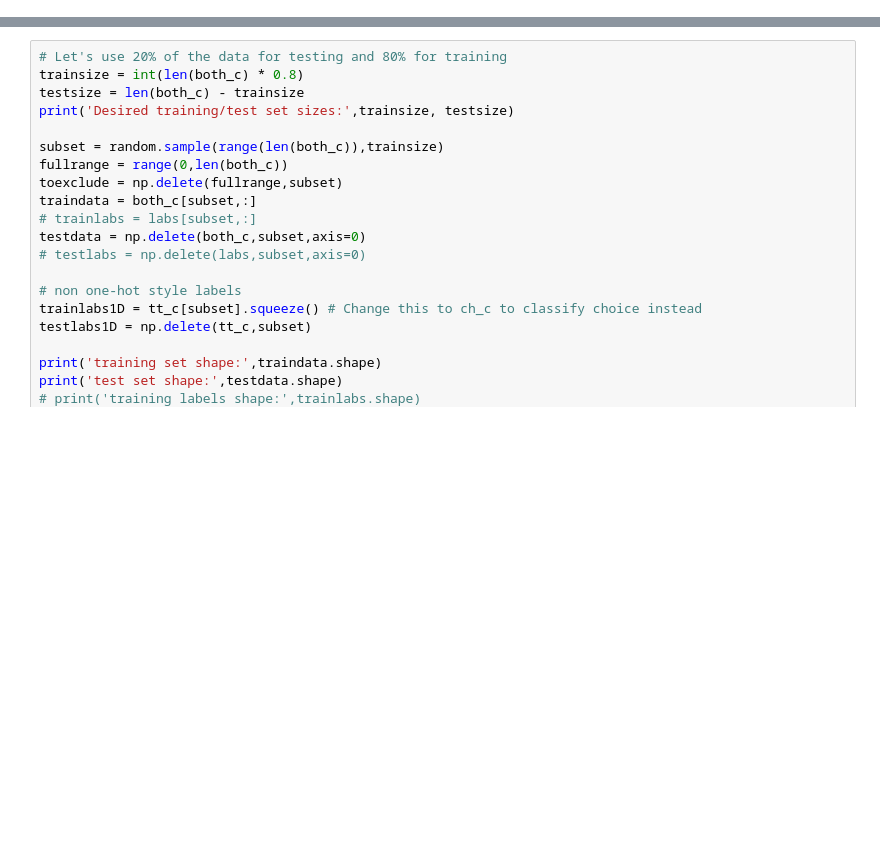
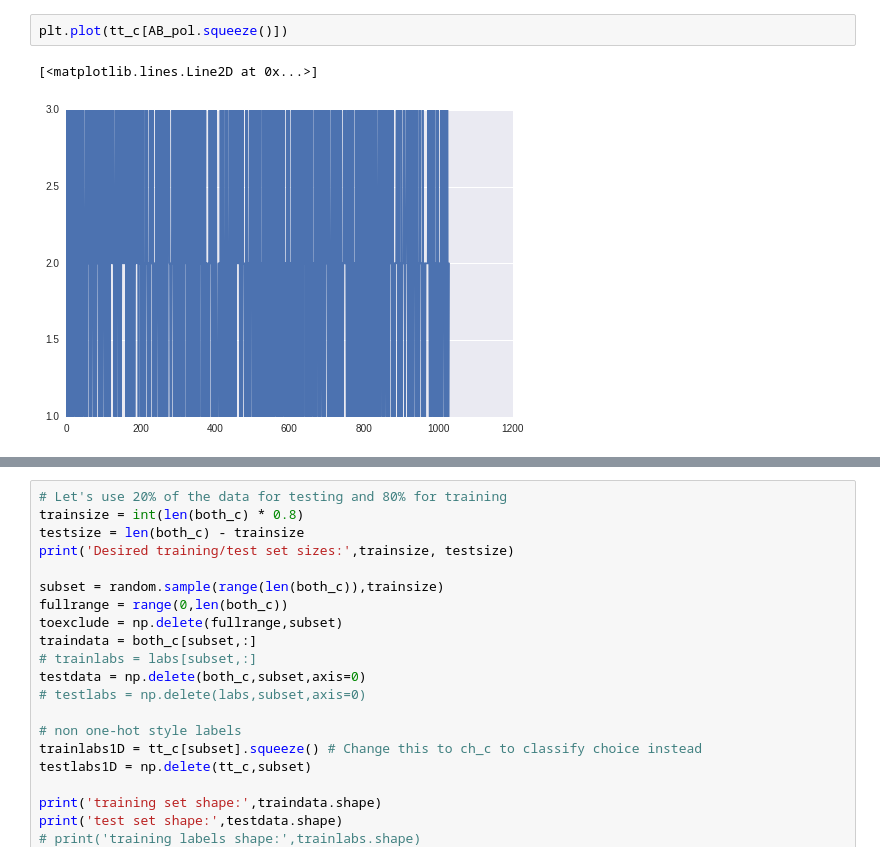
Before and after one commit to mathewzilla/whiskfree, a Jupyter notebook: tf/AB_only_simple.ipynb, the cells around one changed output, grey strips where cells are left out. Cells and saved outputs as stored; diff of their text form; blank space fills up the shorter version.

```diff
--- a/tf/3_class_simplemodels.ipynb
+++ b/tf/AB_only_simple.ipynb
@@ -74,0 +126,5 @@ _ = plt.plot(both_c[:100].T)
+# %%
+plt.plot(tt_c[AB_pol.squeeze()])
+# %% [output]
+[<matplotlib.lines.Line2D at 0x...>]
+[figure, added]
```
Also changed, not shown: parts of 13 cells of this notebook, 1 other file.
